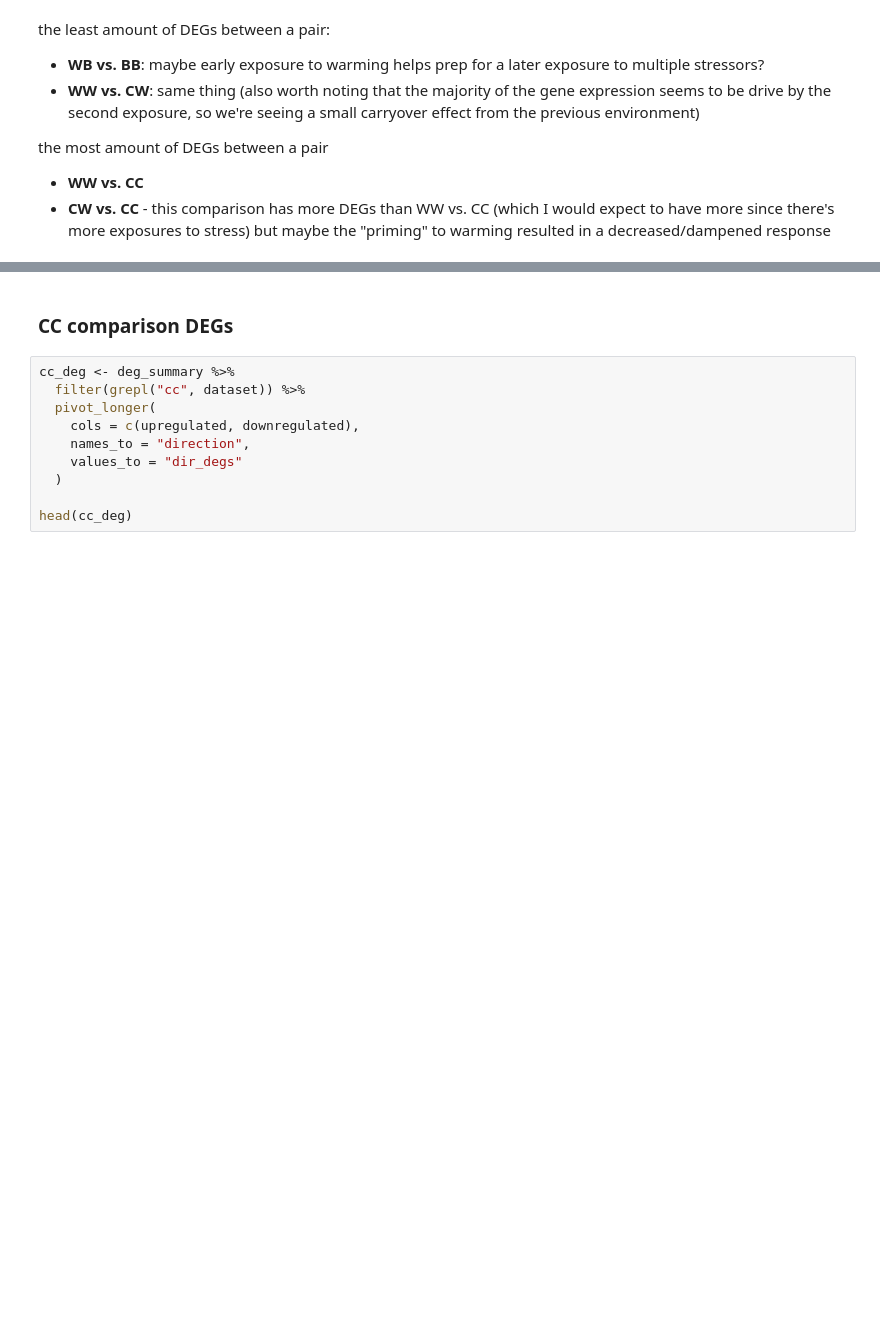
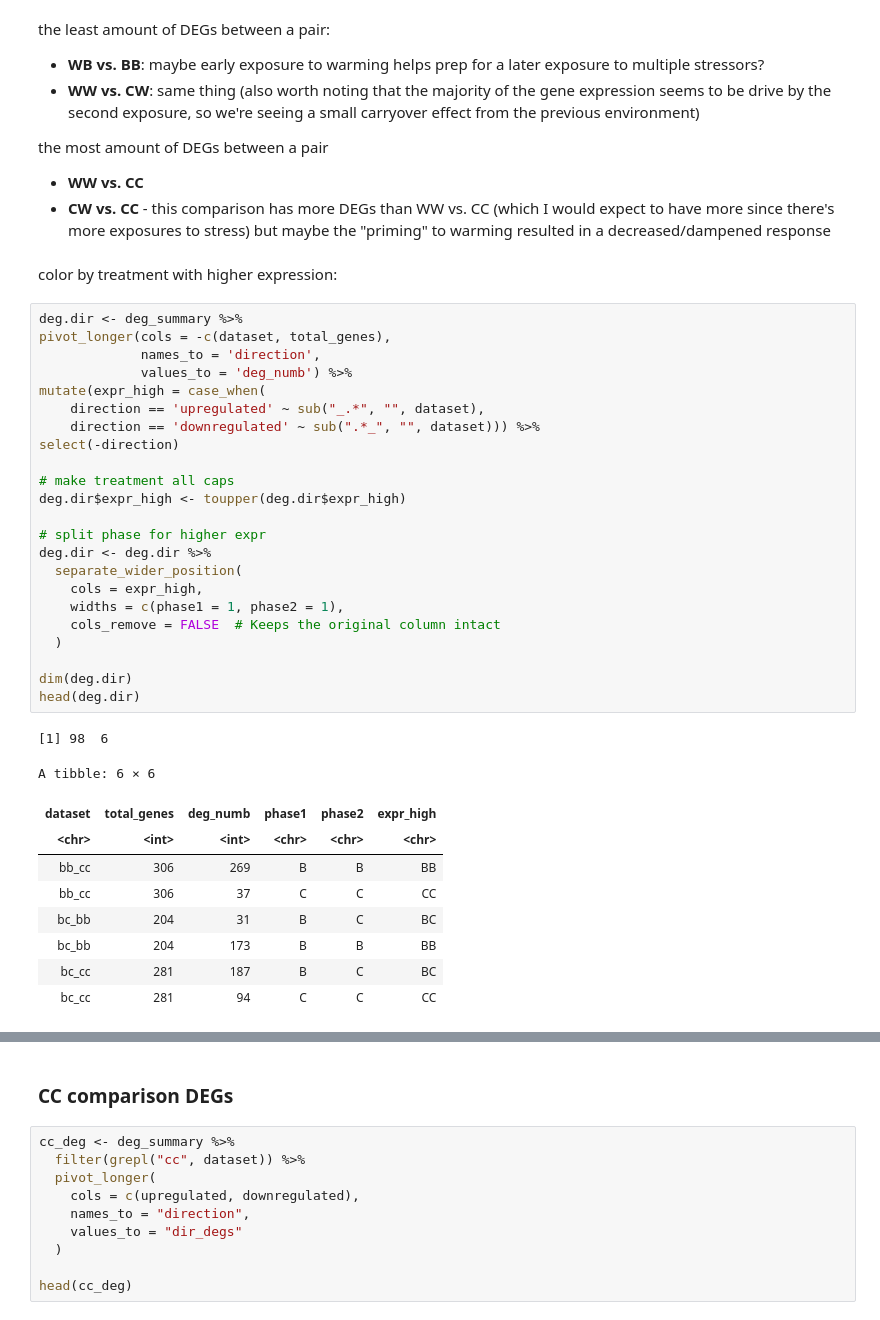
Before and after one commit to jgmcdonough/CE24_RNA-seq, a Jupyter notebook: analysis/diff_expression/phase2_v_phase2/upset_p2.v.p2.ipynb, the cells around one changed output, grey strips where cells are left out. Drawn from its saved outputs; the diff is of its cells as text; blank space fills up the shorter version.

Commit message:
make df to plot number of degs for phase2 oysters

```diff
--- a/analysis/diff_expression/phase2_v_phase2/upset_p2.v.p2.ipynb
+++ b/analysis/diff_expression/phase2_v_phase2/upset_p2.v.p2.ipynb
@@ -221,3 +227,39 @@ the least amount of DEGs between a pair:
 the most amount of DEGs between a pair
 - **WW vs. CC**
 - **CW vs. CC** - this comparison has more DEGs than WW vs. CC (which I would expect to have more since there's more exposures to stress) but maybe the "priming" to warming resulted in a decreased/dampened response
+# %% [markdown]
+color by treatment with higher expression:
+# %%
+deg.dir <- deg_summary %>%
+pivot_longer(cols = -c(dataset, total_genes),
+             names_to = 'direction',
+             values_to = 'deg_numb') %>%
+mutate(expr_high = case_when(
+    direction == 'upregulated' ~ sub("_.*", "", dataset),
+    direction == 'downregulated' ~ sub(".*_", "", dataset))) %>%
+select(-direction)
+
+# make treatment all caps
+deg.dir$expr_high <- toupper(deg.dir$expr_high)
+
+# split phase for higher expr
+deg.dir <- deg.dir %>%
+  separate_wider_position(
+    cols = expr_high,
+    widths = c(phase1 = 1, phase2 = 1),
+    cols_remove = FALSE  # Keeps the original column intact
+  )
+
+dim(deg.dir)
+head(deg.dir)
+# %% [output]
+[1] 98  6
+A tibble: 6 × 6
+| dataset | total_genes | deg_numb | phase1 | phase2 | expr_high |
+| <chr> | <int> | <int> | <chr> | <chr> | <chr> |
+| bb_cc | 306 | 269 | B | B | BB |
+| bb_cc | 306 | 37 | C | C | CC |
+| bc_bb | 204 | 31 | B | C | BC |
+| bc_bb | 204 | 173 | B | B | BB |
+| bc_cc | 281 | 187 | B | C | BC |
+| bc_cc | 281 | 94 | C | C | CC |
```
Also changed, not shown: parts of 7 cells of this notebook.
